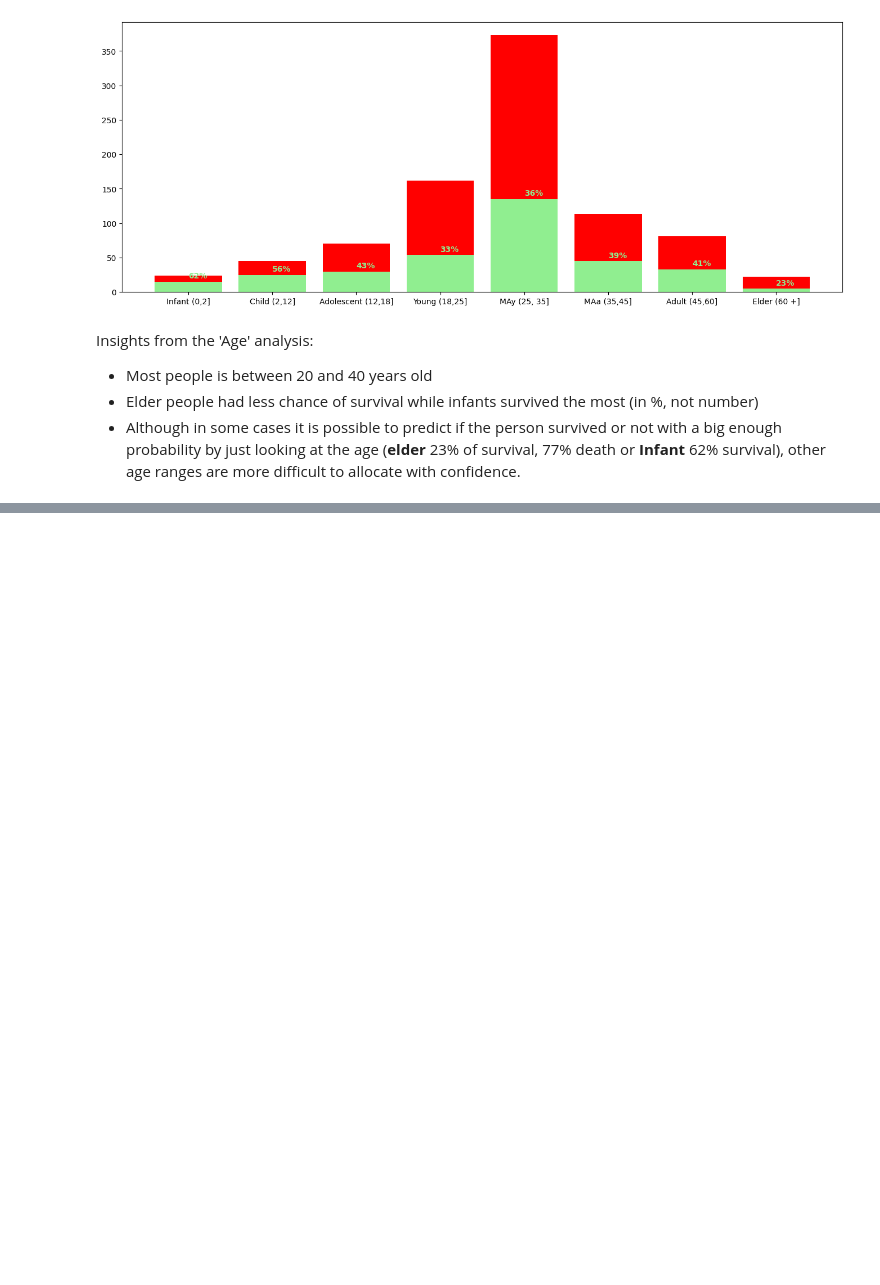
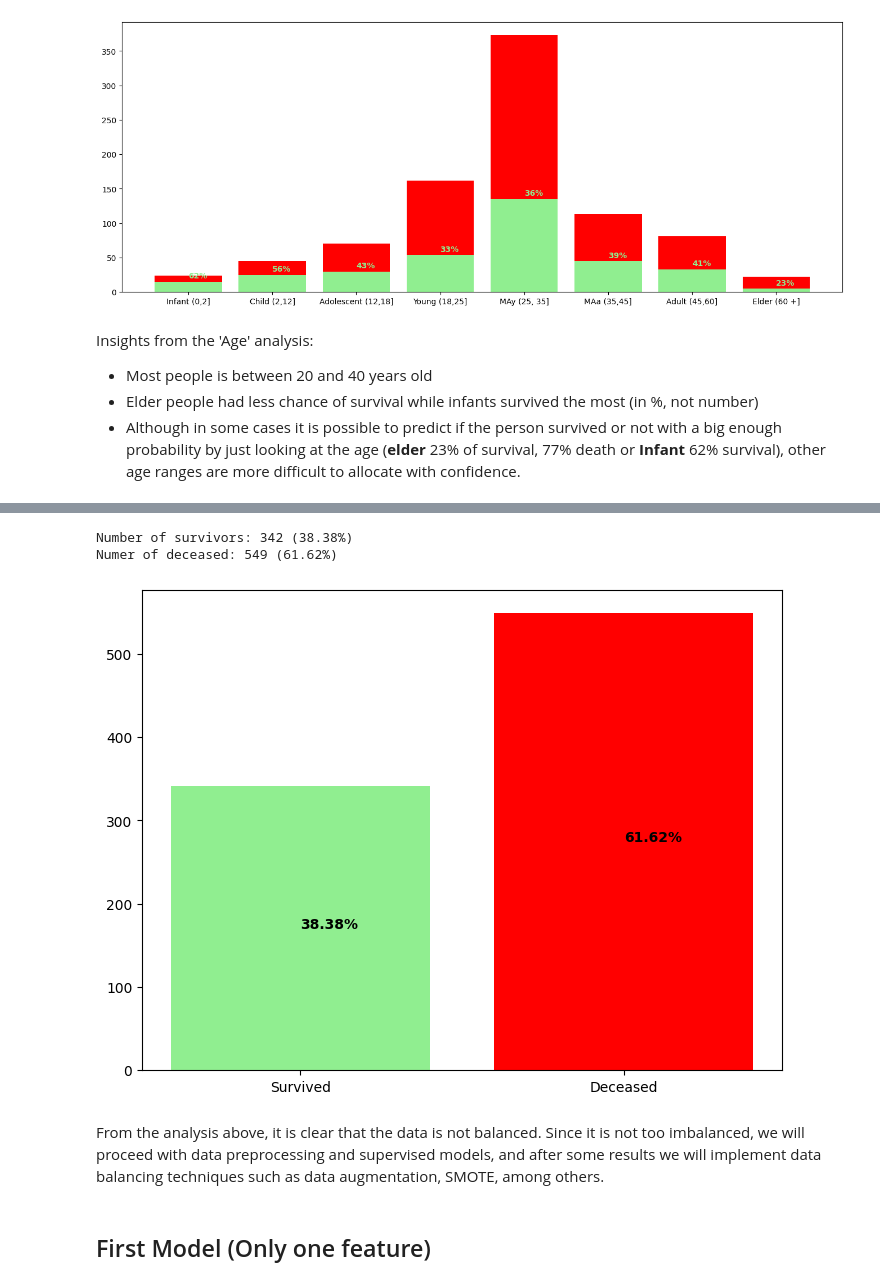
Before and after one commit to BakiRhina/Titanic, a Jupyter notebook: main.ipynb, the cells around one changed output, grey strips where cells are left out. Drawn from its saved outputs; the diff is of its cells as text; code cells hidden in the pictures; blank space fills up the shorter version.

Commit message:
feat: data balance checked

```diff
--- a/main.ipynb
+++ b/main.ipynb
@@ -92,7 +92,7 @@ count_women_death = 0
 count_survival = 0
 count_death = 0
 
-number_of_passangers = len(train)
+number_of_passangers = len(train['PassengerId'])
 
 for i, survival in enumerate(train['Survived'], 0):
 
@@ -378,0 +392,27 @@ Insights from the 'Age' analysis:
+# %%
+import matplotlib.pyplot as plt
+
+survived = sum([person for person in train['Survived']])
+surv_pct = round((survived/number_of_passangers)*100, 2)
+passed = number_of_passangers - survived
+passed_pct = round((passed/number_of_passangers)*100, 2)
+
+print(f'Number of survivors: {survived} ({surv_pct}%)')
+print(f'Numer of deceased: {passed} ({passed_pct}%)')
+
+fig = plt.figure()
+ax = fig.add_axes([0,0,1,1])
+ax.bar('Survived', survived, color='lightgreen')
+ax.text(0, survived/2, f'{str(surv_pct)}%', color = 'black', fontweight = 'bold')
+ax.bar('Deceased', passed, color='red')
+ax.text(1, passed/2, f'{str(passed_pct)}%', color = 'black', fontweight = 'bold')
+
+plt.show()
+# %% [output]
+Number of survivors: 342 (38.38%)
+Numer of deceased: 549 (61.62%)
+[figure, added]
+# %% [markdown]
+From the analysis above, it is clear that the data is not balanced. Since it is not too imbalanced, we will proceed with data preprocessing and supervised models, and after some results we will implement data balancing techniques such as data augmentation, SMOTE, among others.
+# %% [markdown]
+## First Model (Only one feature)
```
Also changed, not shown: parts of 4 cells of this notebook.
